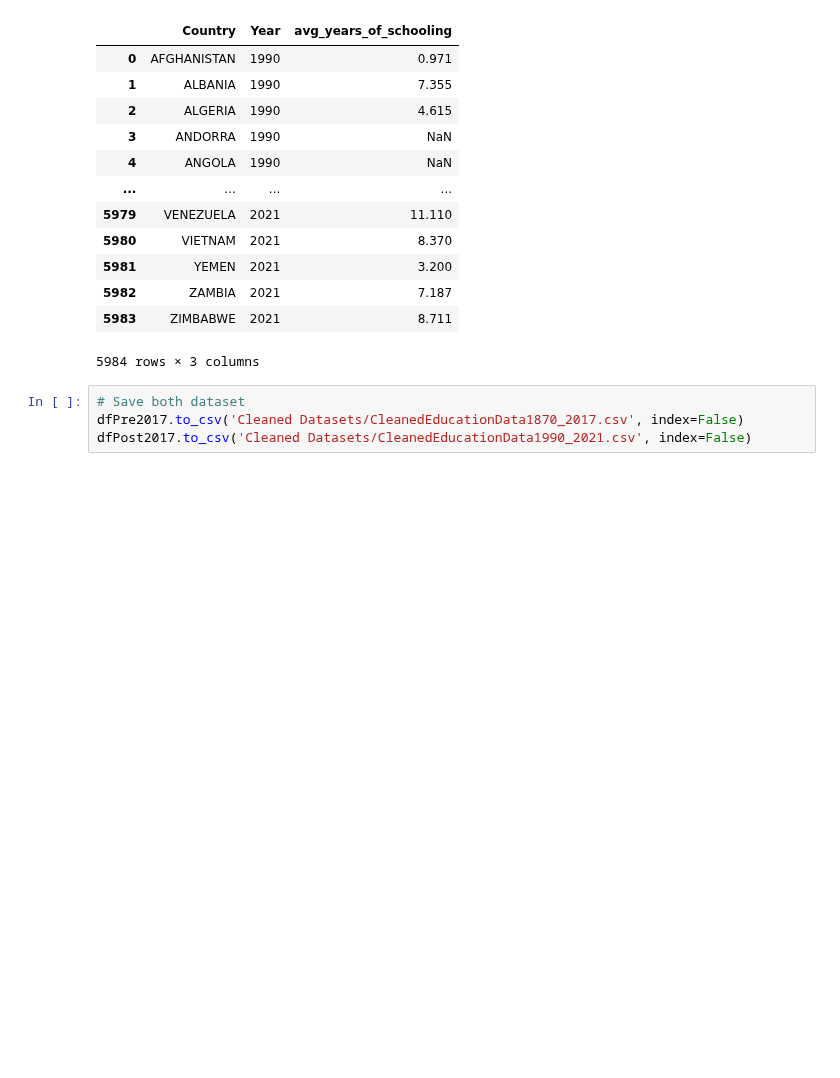
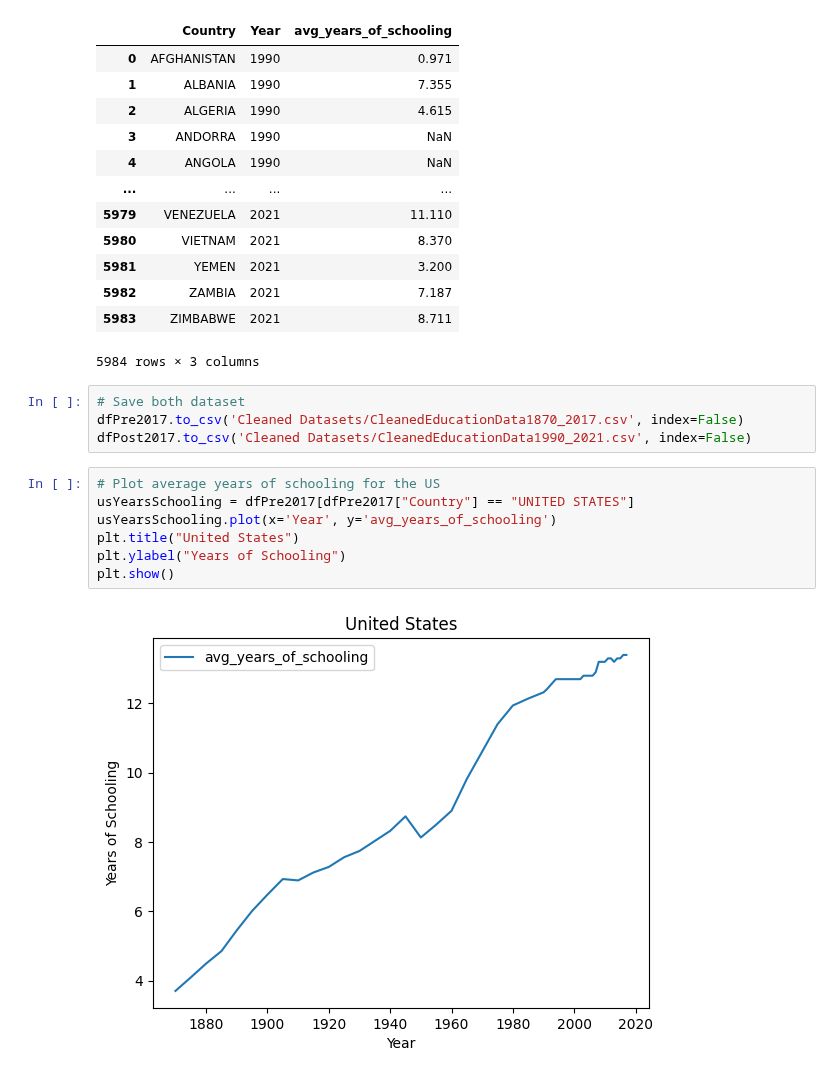
Before and after one commit to addmelo/ACME, a Jupyter notebook: EducationDatasetCleaner.ipynb, the cells around one changed output. Drawn from its saved outputs; the diff is of its cells as text; blank space fills up the shorter version.

```diff
--- a/EducationDatasetCleaner.ipynb
+++ b/EducationDatasetCleaner.ipynb
@@ -77,3 +79,12 @@ dfPost2017
 # Save both dataset
 dfPre2017.to_csv('Cleaned Datasets/CleanedEducationData1870_2017.csv', index=False)
 dfPost2017.to_csv('Cleaned Datasets/CleanedEducationData1990_2021.csv', index=False)
+# %%
+# Plot average years of schooling for the US
+usYearsSchooling = dfPre2017[dfPre2017["Country"] == "UNITED STATES"]
+usYearsSchooling.plot(x='Year', y='avg_years_of_schooling')
+plt.title("United States")
+plt.ylabel("Years of Schooling")
+plt.show()
+# %% [output]
+[figure, added]
```
Also changed, not shown: parts of 2 cells of this notebook, 1 other file.
